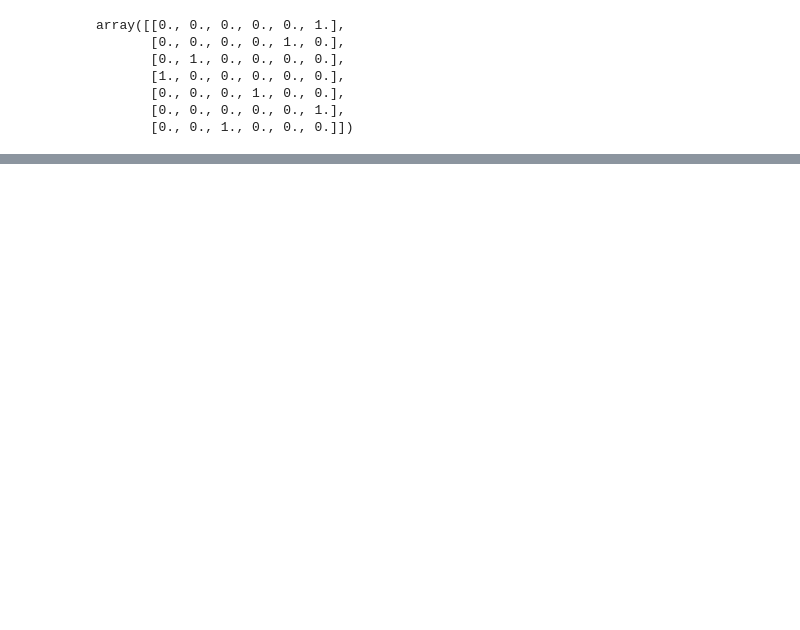
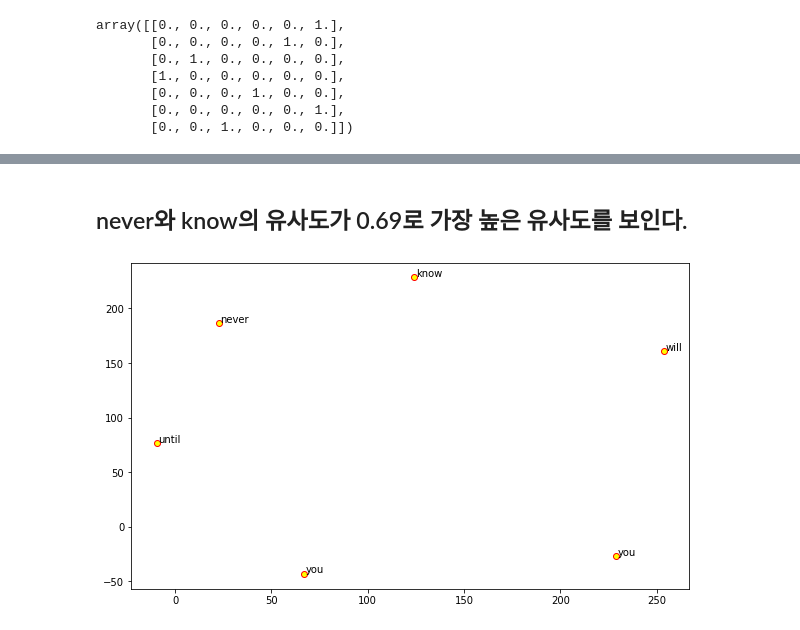
Before and after one commit to insightcampus/2020-inno-nlp-c-deeplearning, a Jupyter notebook: tkyang/Word2vec구현_.ipynb, the cells around one changed output, grey strips where cells are left out. Saved outputs shown, nothing was run; the diff lists cells and outputs as text; code cells hidden in the pictures; blank space fills up the shorter version.

```diff
--- a/tkyang/Word2vec구현_.ipynb
+++ b/tkyang/Word2vec구현_.ipynb
@@ -121,0 +149,21 @@ Loss_graph(loss_ls)
+# %% [markdown]
+## never와 know의 유사도가 0.69로 가장 높은 유사도를 보인다.
+# %%
+from sklearn.manifold import TSNE
+import numpy as np
+
+def visualize_vectors(vectors, labels):
+  tsne = TSNE(n_components=2, random_state=0, n_iter=10000, perplexity=2)
+  np.set_printoptions(suppress=True)
+  T = tsne.fit_transform(vectors)
+  #labels = vocab
+
+  plt.figure(figsize=(10, 6))
+  plt.scatter(T[:, 0], T[:, 1], c='yellow', edgecolors='r')
+  for label, x, y in zip(labels, T[:, 0], T[:, 1]):
+      plt.annotate(label, xy=(x+1, y+1), xytext=(0, 0), textcoords='offset points')
+# %%
+label_name = t_tokens
+visualize_vectors(W1, label_name)
+# %% [output]
+[figure, added]
```
Also changed, not shown: parts of 9 cells of this notebook.
